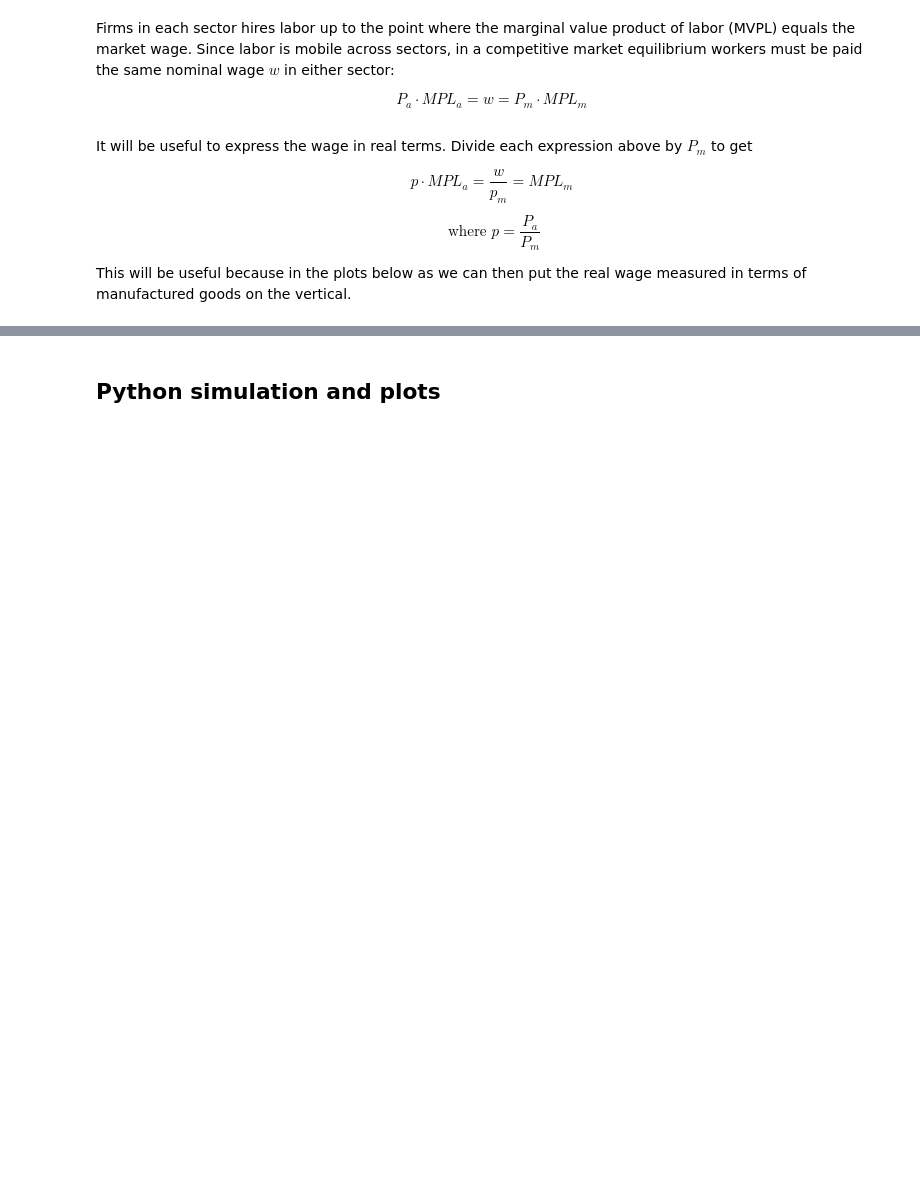
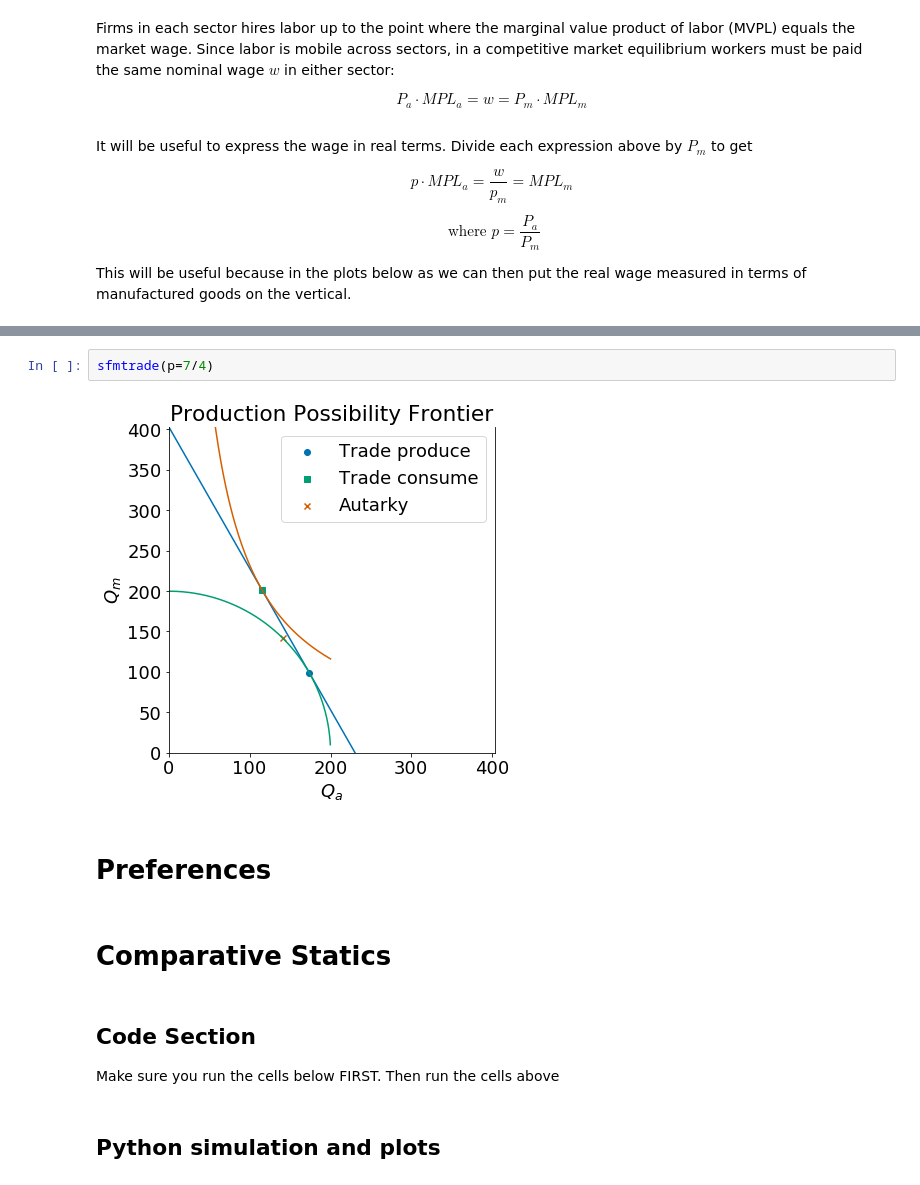
Before and after one commit to jhconning/Eco340_old, a Jupyter notebook: pages/Specific_Factors_Model.ipynb, the cells around one changed output, grey strips where cells are left out. Drawn from its saved outputs; the diff is of its cells as text; blank space fills up the shorter version.

```diff
--- a/pages/Specific_Factors_Model.ipynb
+++ b/pages/Specific_Factors_Model.ipynb
@@ -76,3 +104,16 @@ $$L_a = \frac{p^2 \bar T \bar L}{\bar K - p^2 \bar T}$$
+# %%
+sfmtrade(p=7/4)
+# %% [output]
+[figure, added]
+# %% [markdown]
+# Preferences
+# %% [markdown]
+# Comparative Statics
+# %% [markdown]
+<a id='codesection'></a>
+## Code Section
+
+Make sure you run the cells below FIRST.  Then run the cells above
 # %% [markdown]
 ## Python simulation and plots
 # %%
```
Also changed, not shown: parts of 17 cells of this notebook, 3 other files.
